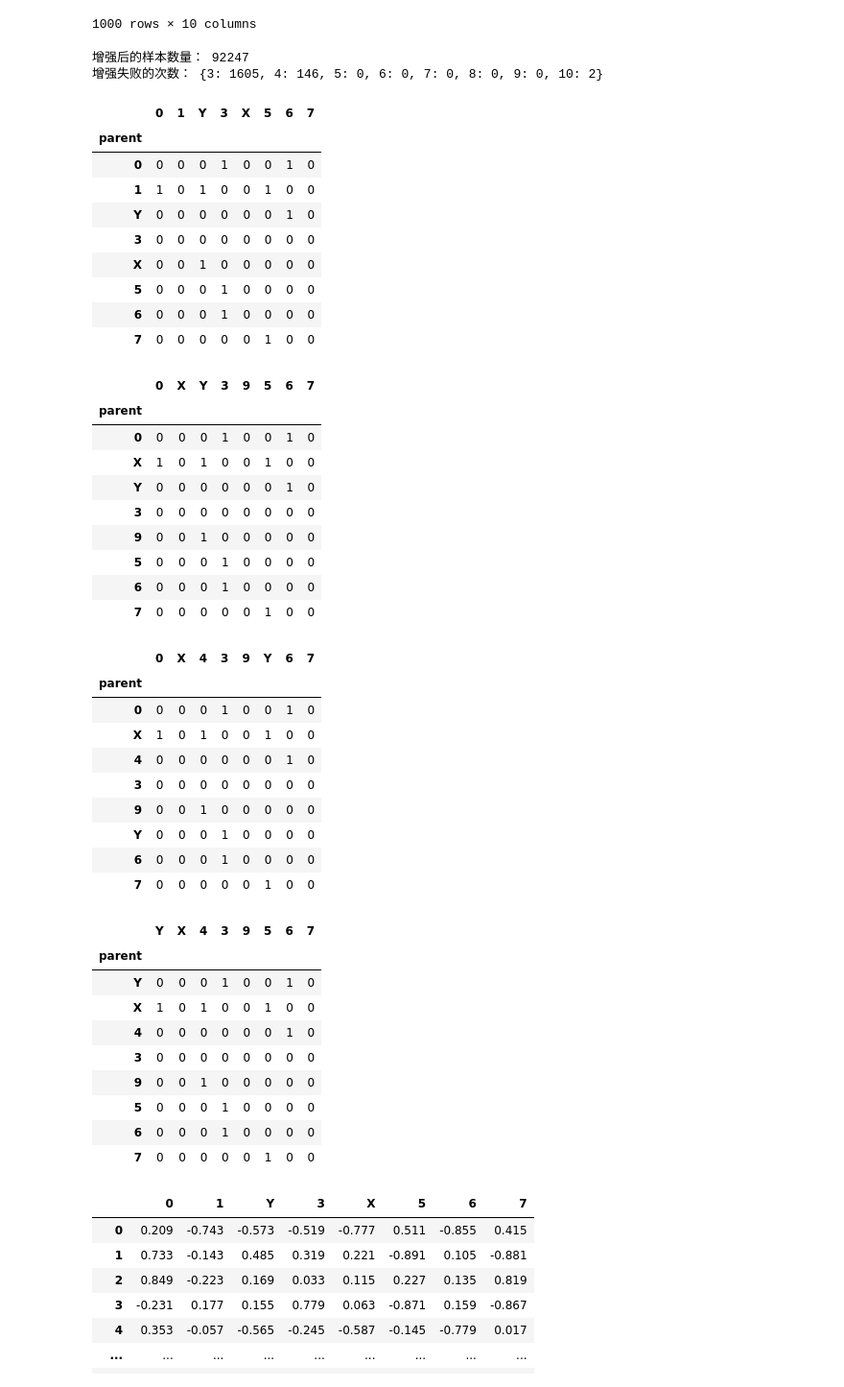
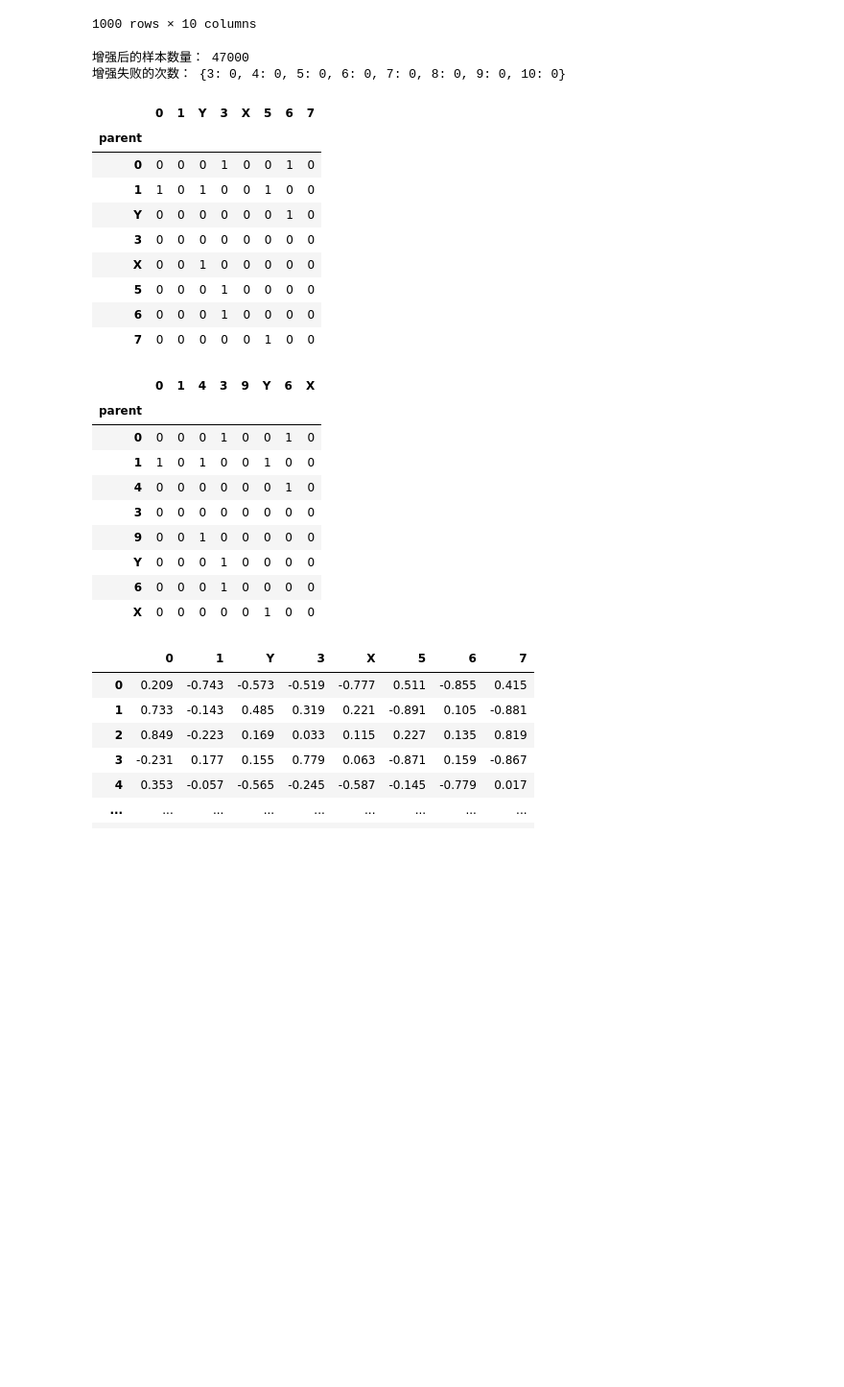
Before and after one commit to Ori-Replication/ADIA-Lab-Causal-Discovery, a Jupyter notebook: test_data_augmentation.ipynb, the cells around one changed output. Shown at 96% size. Saved outputs shown, nothing was run; the diff lists cells and outputs as text; code cells hidden in the pictures; blank space fills up the shorter version.

Commit message:
augment

```diff
--- a/test_data_augmentation.ipynb
+++ b/test_data_augmentation.ipynb
@@ -500,59 +500,39 @@ def augment_data(X_train, y_train, augment_factor=1.5):
 
     return new_X_train, new_y_train, failure_counts
 # %%
-new_X_train, new_y_train, failure_counts = augment_data(X_train, y_train, augment_factor=3)
+new_X_train, new_y_train, failure_counts = augment_data(X_train, y_train, augment_factor=1)
 print("增强后的样本数量：", len(new_X_train))
 print("增强失败的次数：", failure_counts)
 # %% [output]
-增强后的样本数量： 92247
-增强失败的次数： {3: 1605, 4: 146, 5: 0, 6: 0, 7: 0, 8: 0, 9: 0, 10: 2}
+增强后的样本数量： 47000
+增强失败的次数： {3: 0, 4: 0, 5: 0, 6: 0, 7: 0, 8: 0, 9: 0, 10: 0}
 # %%
 
 display(y_train['00024'])
 display(new_y_train['000024'])
-display(new_y_train['100024'])
-display(new_y_train['200024'])
+# display(new_y_train['100024'])
+# display(new_y_train['200024'])
 # %% [output]
 |  | 0 | 1 | Y | 3 | X | 5 | 6 | 7 |
 | parent |  |  |  |  |  |  |  |  |
 | 0 | 0 | 0 | 0 | 1 | 0 | 0 | 1 | 0 |
 | 1 | 1 | 0 | 1 | 0 | 0 | 1 | 0 | 0 |
 | Y | 0 | 0 | 0 | 0 | 0 | 0 | 1 | 0 |
 | 3 | 0 | 0 | 0 | 0 | 0 | 0 | 0 | 0 |
 | X | 0 | 0 | 1 | 0 | 0 | 0 | 0 | 0 |
 | 5 | 0 | 0 | 0 | 1 | 0 | 0 | 0 | 0 |
 | 6 | 0 | 0 | 0 | 1 | 0 | 0 | 0 | 0 |
 | 7 | 0 | 0 | 0 | 0 | 0 | 1 | 0 | 0 |
-|  | 0 | X | Y | 3 | 9 | 5 | 6 | 7 |
+|  | 0 | 1 | 4 | 3 | 9 | Y | 6 | X |
 | parent |  |  |  |  |  |  |  |  |
 | 0 | 0 | 0 | 0 | 1 | 0 | 0 | 1 | 0 |
-| X | 1 | 0 | 1 | 0 | 0 | 1 | 0 | 0 |
-| Y | 0 | 0 | 0 | 0 | 0 | 0 | 1 | 0 |
+| 1 | 1 | 0 | 1 | 0 | 0 | 1 | 0 | 0 |
+| 4 | 0 | 0 | 0 | 0 | 0 | 0 | 1 | 0 |
 | 3 | 0 | 0 | 0 | 0 | 0 | 0 | 0 | 0 |
 | 9 | 0 | 0 | 1 | 0 | 0 | 0 | 0 | 0 |
-| 5 | 0 | 0 | 0 | 1 | 0 | 0 | 0 | 0 |
+| Y | 0 | 0 | 0 | 1 | 0 | 0 | 0 | 0 |
 | 6 | 0 | 0 | 0 | 1 | 0 | 0 | 0 | 0 |
-| 7 | 0 | 0 | 0 | 0 | 0 | 1 | 0 | 0 |
+| X | 0 | 0 | 0 | 0 | 0 | 1 | 0 | 0 |
-|  | 0 | X | 4 | 3 | 9 | Y | 6 | 7 |
-| parent |  |  |  |  |  |  |  |  |
-| 0 | 0 | 0 | 0 | 1 | 0 | 0 | 1 | 0 |
-| X | 1 | 0 | 1 | 0 | 0 | 1 | 0 | 0 |
-| 4 | 0 | 0 | 0 | 0 | 0 | 0 | 1 | 0 |
-| 3 | 0 | 0 | 0 | 0 | 0 | 0 | 0 | 0 |
-| 9 | 0 | 0 | 1 | 0 | 0 | 0 | 0 | 0 |
-| Y | 0 | 0 | 0 | 1 | 0 | 0 | 0 | 0 |
-| 6 | 0 | 0 | 0 | 1 | 0 | 0 | 0 | 0 |
-| 7 | 0 | 0 | 0 | 0 | 0 | 1 | 0 | 0 |
-|  | Y | X | 4 | 3 | 9 | 5 | 6 | 7 |
-| parent |  |  |  |  |  |  |  |  |
-| Y | 0 | 0 | 0 | 1 | 0 | 0 | 1 | 0 |
-| X | 1 | 0 | 1 | 0 | 0 | 1 | 0 | 0 |
-| 4 | 0 | 0 | 0 | 0 | 0 | 0 | 1 | 0 |
-| 3 | 0 | 0 | 0 | 0 | 0 | 0 | 0 | 0 |
-| 9 | 0 | 0 | 1 | 0 | 0 | 0 | 0 | 0 |
-| 5 | 0 | 0 | 0 | 1 | 0 | 0 | 0 | 0 |
-| 6 | 0 | 0 | 0 | 1 | 0 | 0 | 0 | 0 |
-| 7 | 0 | 0 | 0 | 0 | 0 | 1 | 0 | 0 |
 # %%
 
 display(X_train['00024'])
```
